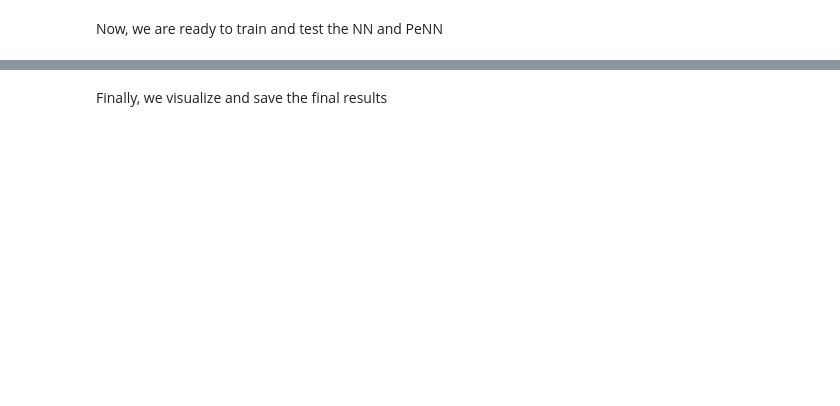
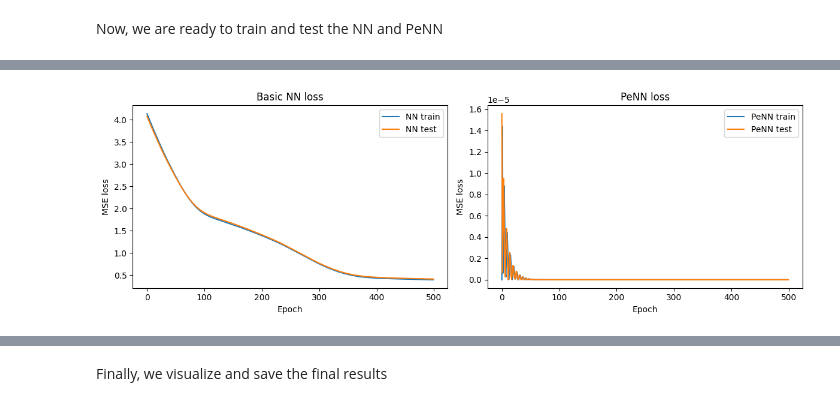
Before and after one commit to Bram-Simon/Quemada_PeNN, a Jupyter notebook: scripts/Quemada_PeNN_with_answers_V01.ipynb, the cells around one changed output, grey strips where cells are left out. Cells and saved outputs as stored; diff of their text form; code cells hidden in the pictures; blank space fills up the shorter version.

```diff
--- a/scripts/Quemada_PeNN_with_answers_V01.ipynb
+++ b/scripts/Quemada_PeNN_with_answers_V01.ipynb
@@ -146,6 +226,8 @@ input_vars = ["gamma_dot", "phi_p", "S0", "Sinf", "C", "eta_f", "a", "T"]
 target_var = ["viscosity"]
 
 # Define constants
-kb = 1.380649e10-23 # Boltzmann constant, unit: m2 kg s-2 K-1
+kb = 1.380649e-23  # Boltzmann constant, unit: m2 kg s-2 K-1
 
-gen_Quemada_data(input_vars, target_var, 1000)
+# Generate a dataset
+df = gen_Quemada_data(input_vars, target_var, N_data_points=5000)
+print(df.head())
@@ -153,0 +334,77 @@ Now, we are ready to train and test the NN and PeNN
+# %%
+# Plot loss curves for NN and PeNN
+
+fig, axes = plt.subplots(1, 2, figsize=(12, 4), sharex=True)
+
+axes[0].plot(nn_train_losses, label="NN train")
+axes[0].plot(nn_test_losses, label="NN test")
+axes[0].set_xlabel("Epoch")
+axes[0].set_ylabel("MSE loss")
+axes[0].set_title("Basic NN loss")
+axes[0].legend()
+
+axes[1].plot(penn_train_losses, label="PeNN train")
+axes[1].plot(penn_test_losses, label="PeNN test")
+axes[1].set_xlabel("Epoch")
+axes[1].set_ylabel("MSE loss")
+axes[1].set_title("PeNN loss")
+axes[1].legend()
+
+plt.tight_layout()
+plt.show()
+
+# Scatter plots: predicted vs true log10(eta)
+
+fig, axes = plt.subplots(1, 2, figsize=(12, 4), sharex=True, sharey=True)
+
+axes[0].scatter(y_test, nn_y_pred, s=5, alpha=0.5)
+axes[0].plot([y_test.min(), y_test.max()], [y_test.min(), y_test.max()], "k--")
+axes[0].set_xlabel("True log10(eta)")
+axes[0].set_ylabel("Predicted log10(eta)")
+axes[0].set_title("NN predictions")
+
+axes[1].scatter(y_test, penn_y_pred, s=5, alpha=0.5)
+axes[1].plot([y_test.min(), y_test.max()], [y_test.min(), y_test.max()], "k--")
+axes[1].set_xlabel("True log10(eta)")
+axes[1].set_ylabel("Predicted log10(eta)")
+axes[1].set_title("PeNN predictions")
+
+plt.tight_layout()
+plt.show()
+
+# Example flow curves for a few phi_p values (interpolation/extrapolation illustration)
+
+phi_samples = [0.05, 0.10, 0.15]
+log10_gamma_grid = np.linspace(-5, 3, 200, dtype=np.float32)
+
+fig, axes = plt.subplots(1, 2, figsize=(12, 4), sharey=True)
+
+for phi in phi_samples:
+    X_grid = np.column_stack([
+        log10_gamma_grid,
+        np.full_like(log10_gamma_grid, phi)
+    ]).astype(np.float32)
+
+    X_grid_t = torch.from_numpy(X_grid)
+
+    with torch.no_grad():
+        nn_log10_eta = nn_model(X_grid_t).numpy().flatten()
+        penn_log10_eta = penn_model(X_grid_t).numpy().flatten()
+
+    axes[0].plot(log10_gamma_grid, nn_log10_eta, label=f"phi_p={phi:.2f}")
+    axes[1].plot(log10_gamma_grid, penn_log10_eta, label=f"phi_p={phi:.2f}")
+
+axes[0].set_xlabel("log10(gamma_dot)")
+axes[0].set_ylabel("log10(eta)")
+axes[0].set_title("NN flow curves")
+axes[0].legend()
+
+axes[1].set_xlabel("log10(gamma_dot)")
+axes[1].set_ylabel("log10(eta)")
+axes[1].set_title("PeNN flow curves")
+axes[1].legend()
+
+plt.tight_layout()
+plt.show()
+# %% [output]
+[figure, added]
```
Also changed, not shown: parts of 10 cells of this notebook.
